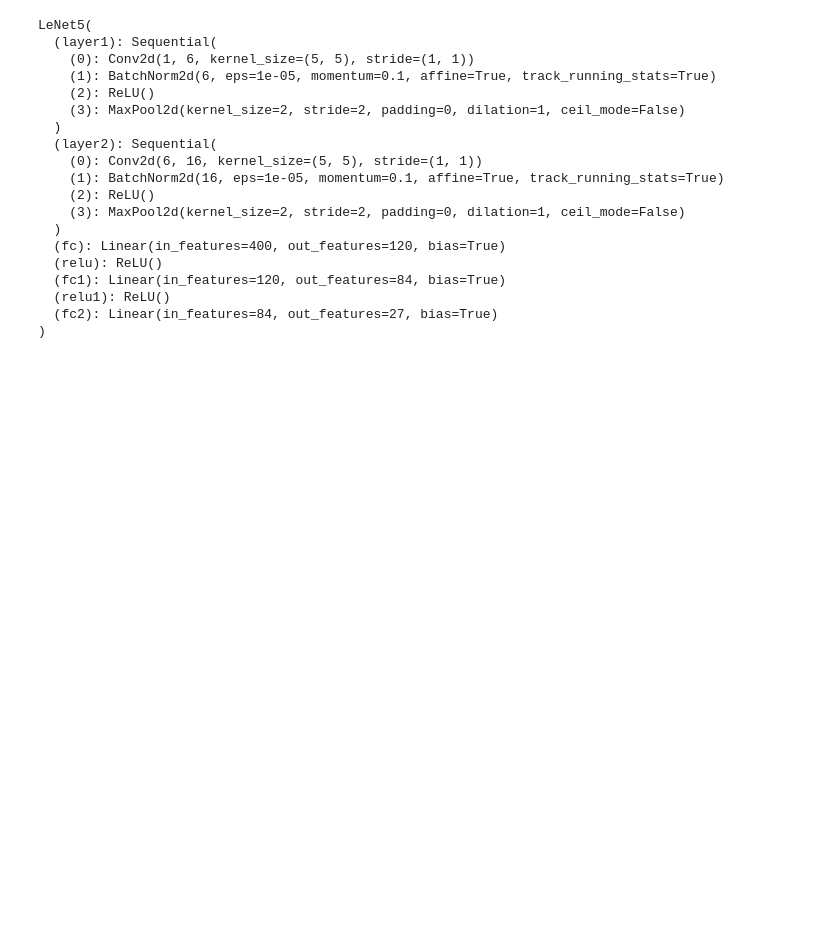
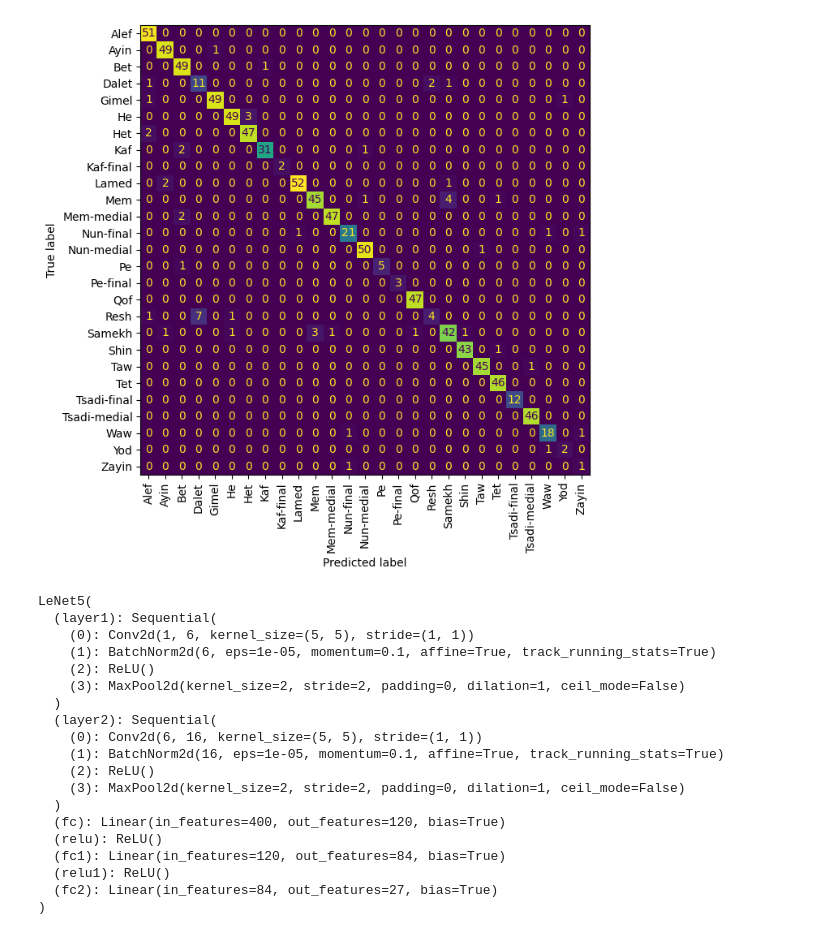
Before and after one commit to daniel-macrae/HandwritingRecognition-2023, a Jupyter notebook: task1_2/evaluate_classifier.ipynb, the cells around one changed output. Cells and saved outputs as stored; diff of their text form; code cells hidden in the pictures; blank space fills up the shorter version.

```diff
--- a/task1_2/evaluate_classifier.ipynb
+++ b/task1_2/evaluate_classifier.ipynb
@@ -104,3 +108,12 @@ weighted avg       0.94      0.94      0.94       922
+# %%
+fig, ax = plt.subplots(figsize=(7,7))
+disp.plot(colorbar=False, ax=ax)
+plt.xticks(rotation=90)
+plt.tight_layout()
+plt.savefig('Plots/confusion_matrix.pdf', format='pdf')
+plt.show()
+# %% [output]
+[figure, added]
 # %%
 from torch.utils.data import DataLoader
 import matplotlib.pyplot as plt
```
Also changed, not shown: parts of 1 cell of this notebook, 39 other files.
